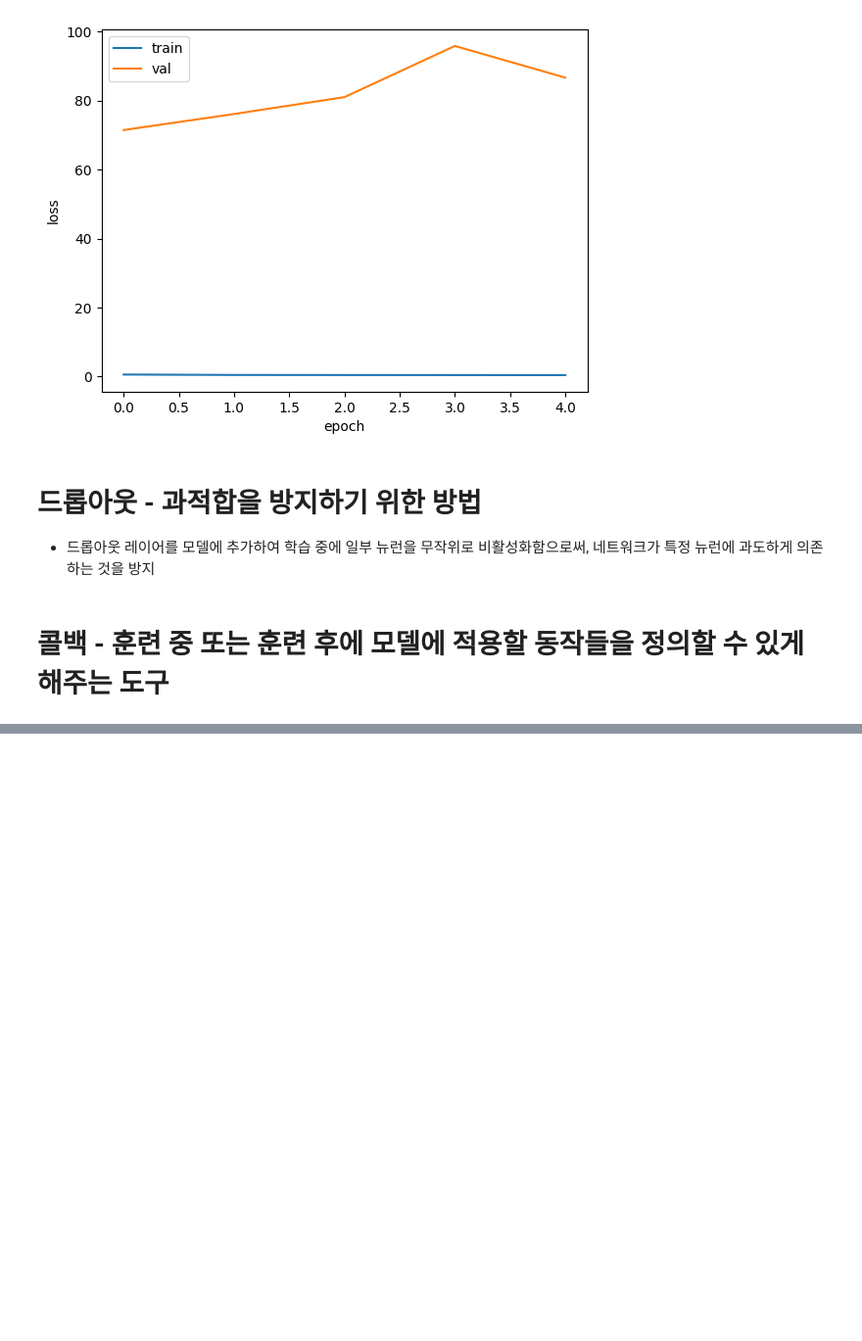
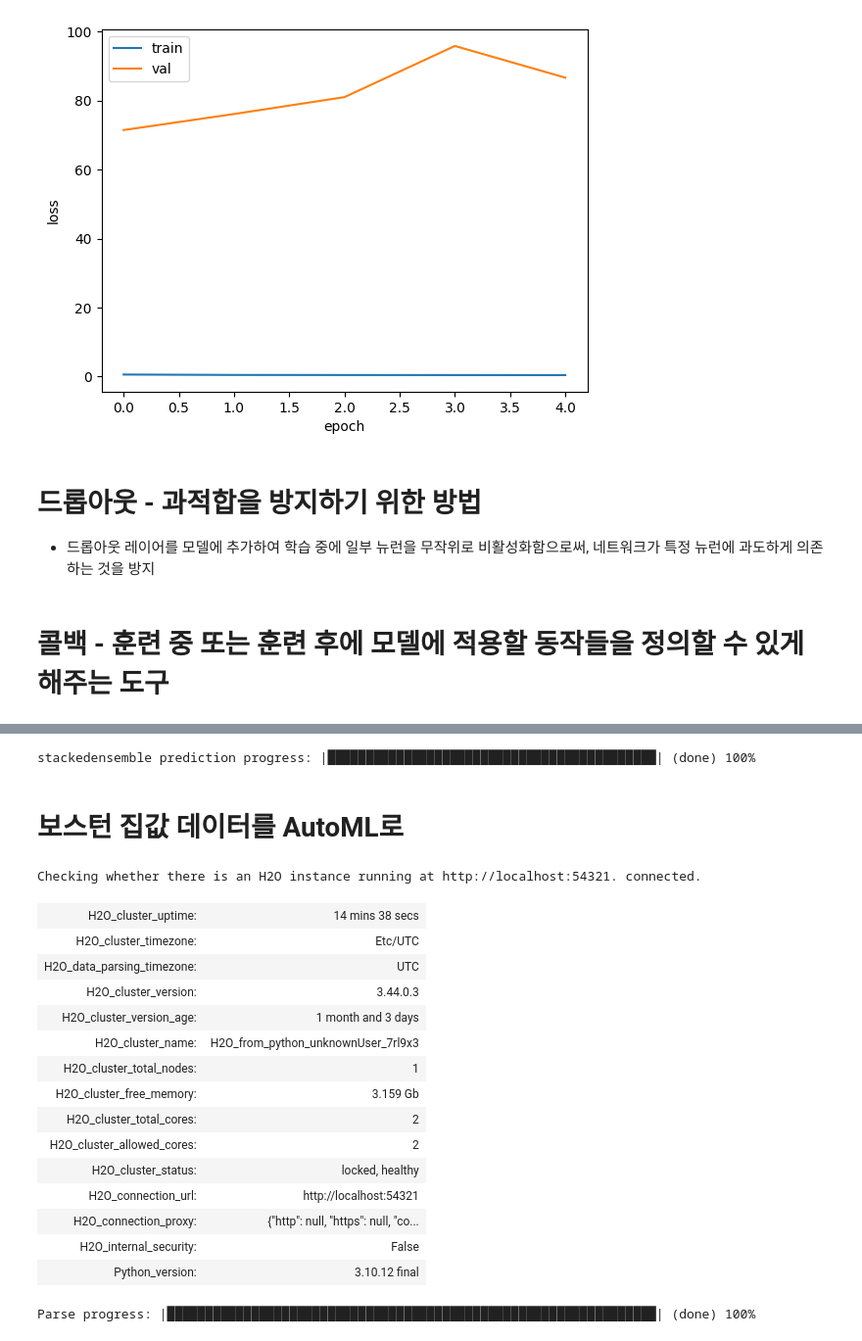
Before and after one commit to helloghostt/modu, a Jupyter notebook: 20240124_day18.ipynb, the cells around one changed output, grey strips where cells are left out. Shown at 98% size. Cells and saved outputs as stored; diff of their text form; code cells hidden in the pictures; blank space fills up the shorter version.

```diff
--- a/20240124_day18.ipynb
+++ b/20240124_day18.ipynb
@@ -885,0 +1149,34 @@ history = dropout_model.fit(
+# %%
+# 최고 성능 모델 예측
+preds = aml.leader.predict(test)
+# %% [output]
+stackedensemble prediction progress: |███████████████████████████████████████████| (done) 100%
+# %% [markdown]
+# 보스턴 집값 데이터를 AutoML로
+# %%
+import h2o
+from h2o.automl import H2OAutoML
+
+# 1. H2O 초기화
+h2o.init()
+
+# 2. 데이터 로딩
+data = h2o.import_file("/content/sample_data/california_housing_train.csv")
+# %% [output]
+Checking whether there is an H2O instance running at http://localhost:54321. connected.
+| H2O_cluster_uptime: | 14 mins 38 secs |
+| H2O_cluster_timezone: | Etc/UTC |
+| H2O_data_parsing_timezone: | UTC |
+| H2O_cluster_version: | 3.44.0.3 |
+| H2O_cluster_version_age: | 1 month and 3 days |
+| H2O_cluster_name: | H2O_from_python_unknownUser_7rl9x3 |
+| H2O_cluster_total_nodes: | 1 |
+| H2O_cluster_free_memory: | 3.159 Gb |
+| H2O_cluster_total_cores: | 2 |
+| H2O_cluster_allowed_cores: | 2 |
+| H2O_cluster_status: | locked, healthy |
+| H2O_connection_url: | http://localhost:54321 |
+| H2O_connection_proxy: | {"http": null, "https": null, "co... |
+| H2O_internal_security: | False |
+| Python_version: | 3.10.12 final |
+Parse progress: |████████████████████████████████████████████████████████████████| (done) 100%
```
Also changed, not shown: parts of 22 cells of this notebook.
